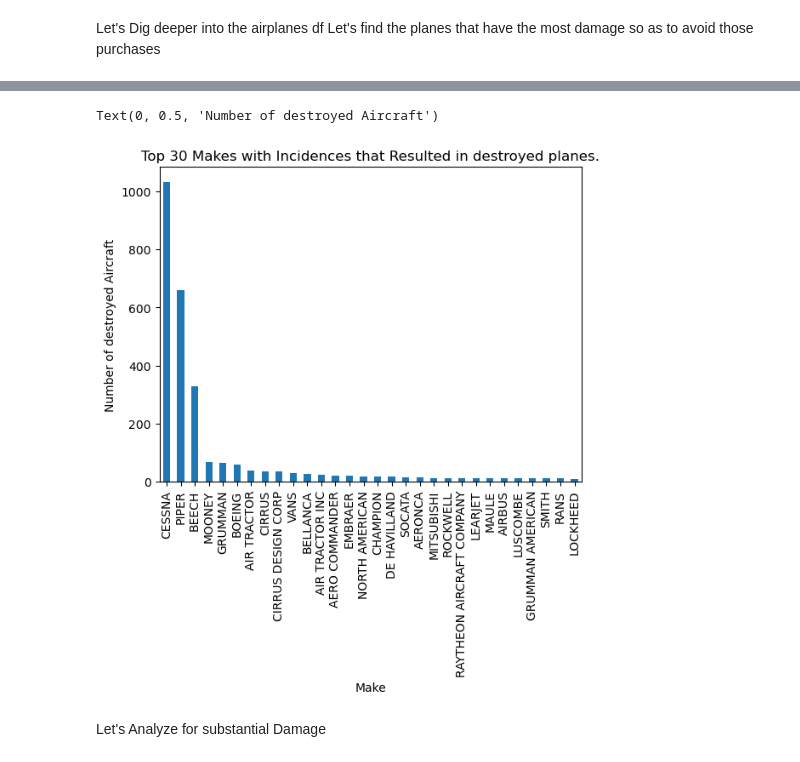
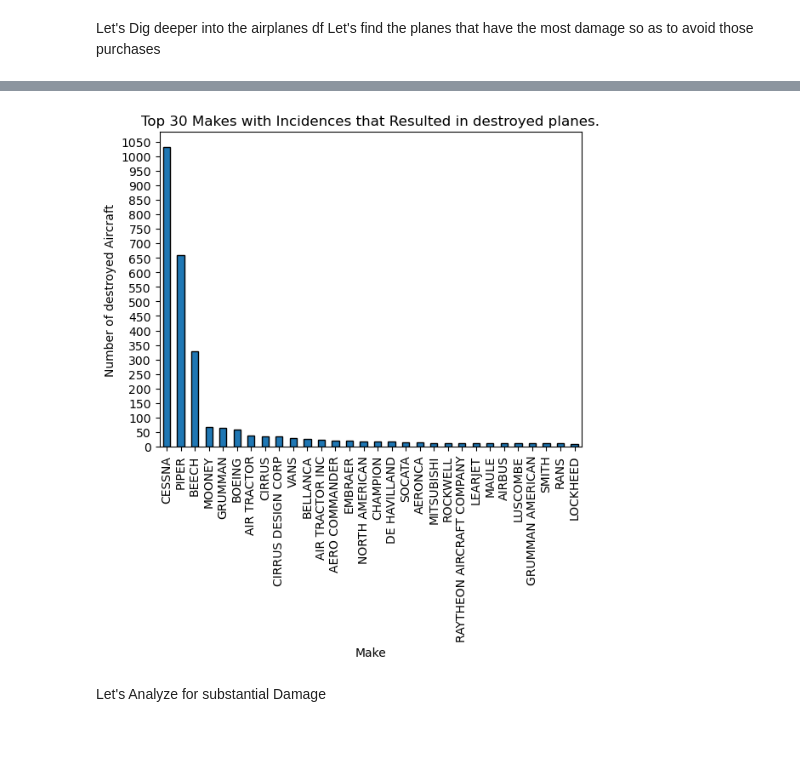
Before and after one commit to kdizz/dsc-phase-1-project-v3, a Jupyter notebook: Daniel Ogando Project.ipynb, the cells around one changed output, grey strips where cells are left out. Cells and saved outputs as stored; diff of their text form; code cells hidden in the pictures.

```diff
--- a/Daniel Ogando Project.ipynb
+++ b/Daniel Ogando Project.ipynb
@@ -485,12 +486,13 @@ top_30_destroyed.to_dict()
  'RANS': 11,
  'LOCKHEED': 9}
 # %%
-top_30_destroyed.plot(kind='bar')
+top_30_destroyed.plot(kind='bar',edgecolor='k')
 plt.title('Top 30 Makes with Incidences that Resulted in destroyed planes.')
 plt.ylabel('Number of destroyed Aircraft')
+plt.yticks(range(0,top_30_destroyed.max()+50,50))
+plt.show()
 # %% [output]
-Text(0, 0.5, 'Number of destroyed Aircraft')
-[figure, old version]
+[figure, new version]
 # %% [markdown]
 Let's Analyze for substantial Damage
 # %%
```
Also changed, not shown: parts of 18 cells of this notebook.
